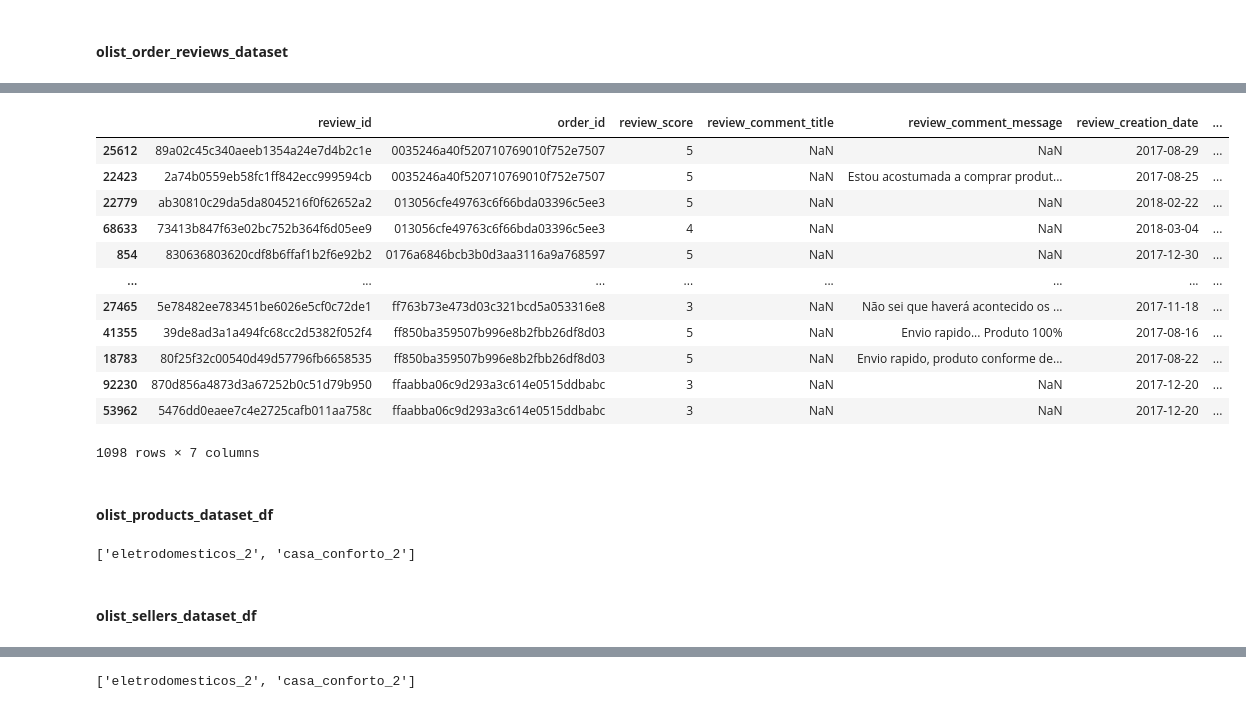
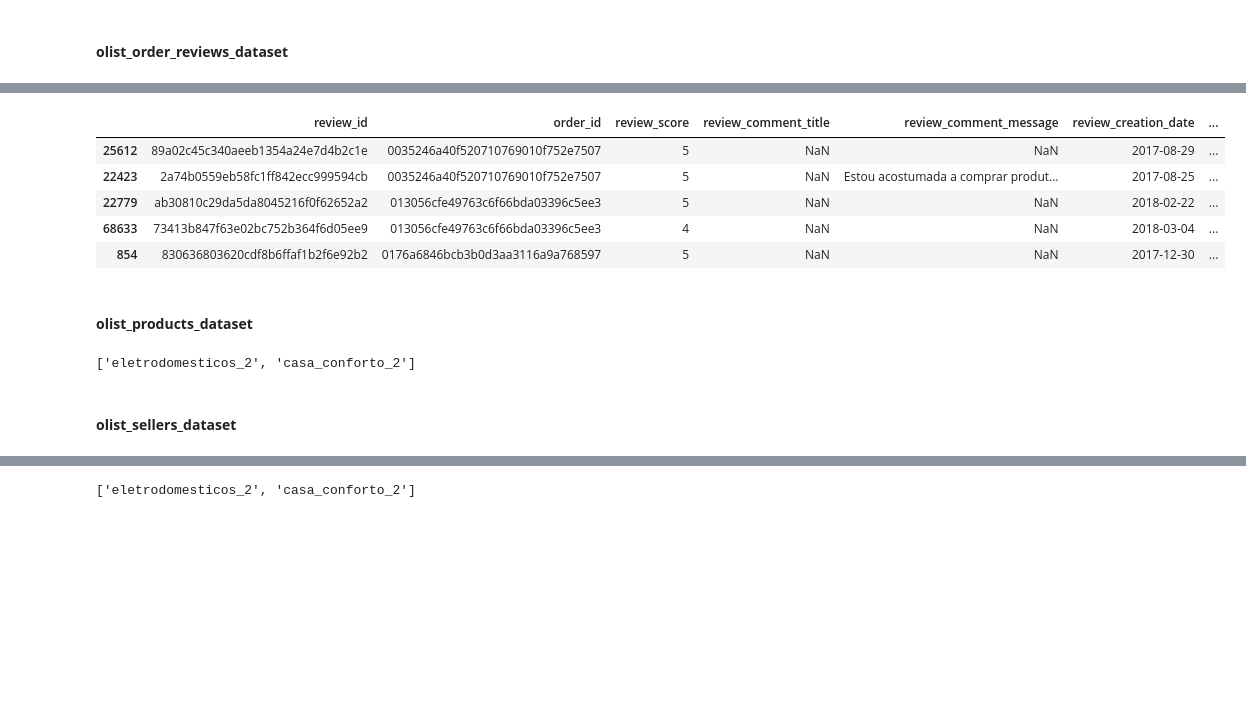
Before and after one commit to aridiawan/ecommerce-analysis, a Jupyter notebook: notebooks/1.0.2-data-preparation.ipynb, the cells around one changed output, grey strips where cells are left out. Drawn from its saved outputs; the diff is of its cells as text; code cells hidden in the pictures; blank space fills up the shorter version.

```diff
--- a/notebooks/1.0.2-data-preparation.ipynb
+++ b/notebooks/1.0.2-data-preparation.ipynb
@@ -6,8 +6,6 @@ import os
 import glob
 
 import re
-
-pd.options.display.max_columns = None
 
 import os
 import glob
@@ -18,5 +16,6 @@ import seaborn as sns
 import matplotlib.pyplot as plt
 import warnings
 warnings.filterwarnings("ignore")
-#pd.set_option("display.max_rows", None)
 pd.set_option("display.max_columns", None)
+pd.set_option("display.max_colwidth", None)
+pd.set_option("display.max_rows", None)
@@ -170,2 +153,5 @@ pd.concat([skim(dfs[n], n) for n in dfs.keys()], sort=False, ignore_index=True)
+# %%
+pd.reset_option('display.max_colwidth')
+pd.reset_option('display.max_rows')
 # %% [markdown]
 #### **olist_customers_dataset**
@@ -312,18 +259,11 @@ order_reviews[order_reviews.duplicated(subset=["review_id"], keep=False)].sort_v
 # %%
-order_reviews[order_reviews.duplicated(subset=["order_id"], keep=False)].sort_values(by=["order_id"])
+order_reviews[order_reviews.duplicated(subset=["order_id"], keep=False)].sort_values(by=["order_id"]).head()
 # %% [output]
 |  | review_id | order_id | review_score | review_comment_title | review_comment_message | review_creation_date | ... |
 | 25612 | 89a02c45c340aeeb1354a24e7d4b2c1e | 0035246a40f520710769010f752e7507 | 5 | NaN | NaN | 2017-08-29 | ... |
 | 22423 | 2a74b0559eb58fc1ff842ecc999594cb | 0035246a40f520710769010f752e7507 | 5 | NaN | Estou acostumada a comprar produt... | 2017-08-25 | ... |
 | 22779 | ab30810c29da5da8045216f0f62652a2 | 013056cfe49763c6f66bda03396c5ee3 | 5 | NaN | NaN | 2018-02-22 | ... |
 | 68633 | 73413b847f63e02bc752b364f6d05ee9 | 013056cfe49763c6f66bda03396c5ee3 | 4 | NaN | NaN | 2018-03-04 | ... |
 | 854 | 830636803620cdf8b6ffaf1b2f6e92b2 | 0176a6846bcb3b0d3aa3116a9a768597 | 5 | NaN | NaN | 2017-12-30 | ... |
-| ... | ... | ... | ... | ... | ... | ... | ... |
-| 27465 | 5e78482ee783451be6026e5cf0c72de1 | ff763b73e473d03c321bcd5a053316e8 | 3 | NaN | Não sei que haverá acontecido os ... | 2017-11-18 | ... |
-| 41355 | 39de8ad3a1a494fc68cc2d5382f052f4 | ff850ba359507b996e8b2fbb26df8d03 | 5 | NaN | Envio rapido... Produto 100% | 2017-08-16 | ... |
-| 18783 | 80f25f32c00540d49d57796fb6658535 | ff850ba359507b996e8b2fbb26df8d03 | 5 | NaN | Envio rapido, produto conforme de... | 2017-08-22 | ... |
-| 92230 | 870d856a4873d3a67252b0c51d79b950 | ffaabba06c9d293a3c614e0515ddbabc | 3 | NaN | NaN | 2017-12-20 | ... |
-| 53962 | 5476dd0eaee7c4e2725cafb011aa758c | ffaabba06c9d293a3c614e0515ddbabc | 3 | NaN | NaN | 2017-12-20 | ... |
-1098 rows × 7 columns
 # %% [markdown]
-#### **olist_products_dataset_df**
+#### **olist_products_dataset**
@@ -334,7 +273,7 @@ products = dfs["olist_products_dataset"]
 # %% [output]
 ['eletrodomesticos_2', 'casa_conforto_2']
 # %% [markdown]
-#### **olist_sellers_dataset_df**
+#### **olist_sellers_dataset**
 # %%
 sellers = dfs["olist_sellers_dataset"]
 # %% [markdown]
```
Also changed, not shown: parts of 77 cells of this notebook, 1 other file.
